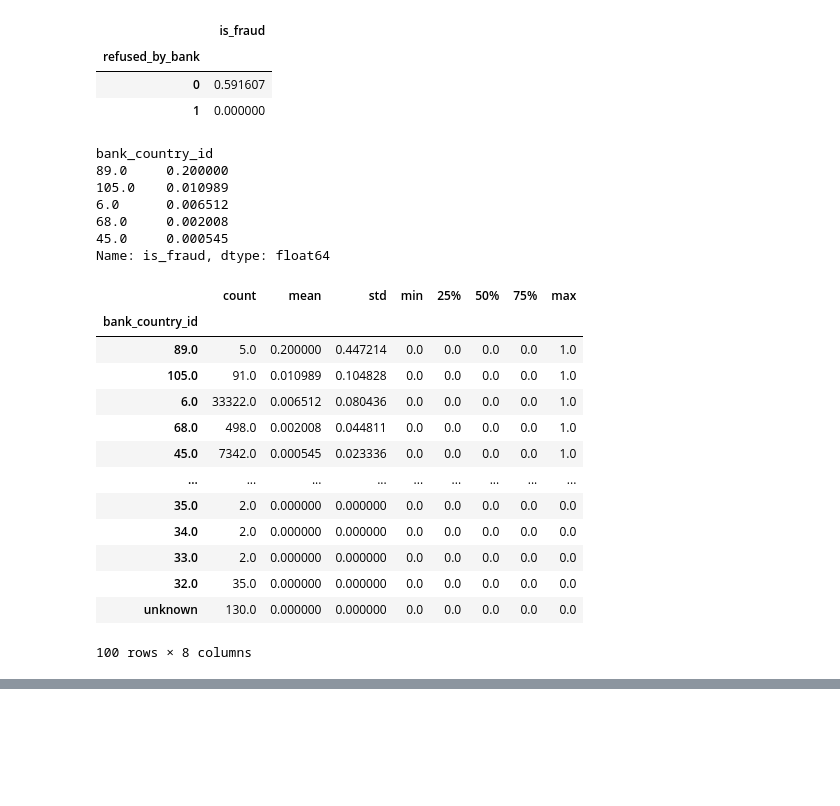
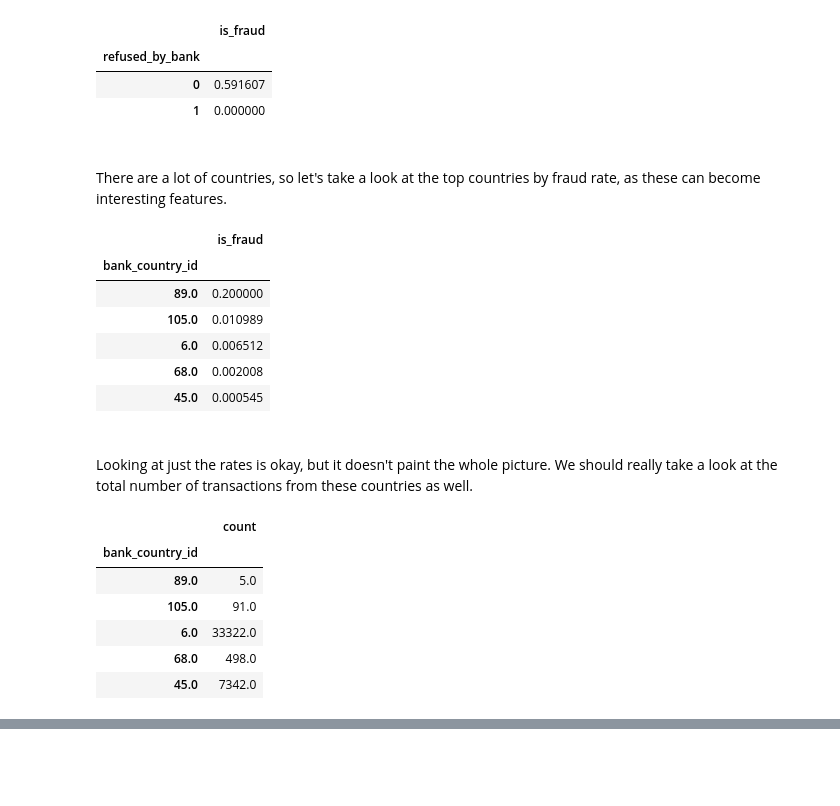
Before and after one commit to ssantic/Adyen-Homework, a Jupyter notebook: SupervisedChallenge__283_29.ipynb, the cells around one changed output, grey strips where cells are left out. Saved outputs shown, nothing was run; the diff lists cells and outputs as text; code cells hidden in the pictures; blank space fills up the shorter version.

```diff
--- a/SupervisedChallenge__283_29.ipynb
+++ b/SupervisedChallenge__283_29.ipynb
@@ -224,28 +226,27 @@ df['bank_country_id'] = df['bank_country_id'].str.replace('nan', 'unknown')
+# %% [markdown]
+<br>
+There are a lot of countries, so let's take a look at the top countries by fraud rate, as these can become interesting features.
 # %%
 # Top 5 fradulent bank countries
-df.groupby('bank_country_id')['is_fraud'].mean().sort_values(ascending=False)[0:5]
+pd.DataFrame(df.groupby('bank_country_id')['is_fraud'].mean().sort_values(ascending=False)[0:5])
 # %% [output]
-bank_country_id
-89.0     0.200000
-105.0    0.010989
-6.0      0.006512
-68.0     0.002008
-45.0     0.000545
-Name: is_fraud, dtype: float64
+|  | is_fraud |
+| bank_country_id |  |
+| 89.0 | 0.200000 |
+| 105.0 | 0.010989 |
+| 6.0 | 0.006512 |
+| 68.0 | 0.002008 |
+| 45.0 | 0.000545 |
+# %% [markdown]
+<br>
+Looking at just the rates is okay, but it doesn't paint the whole picture. We should really take a look at the total number of transactions from these countries as well.
 # %%
-df.groupby('bank_country_id')['is_fraud'].describe().sort_values(by='mean', ascending=False)
+pd.DataFrame(df.groupby('bank_country_id')['is_fraud'].describe().sort_values(by='mean', ascending=False)['count'][0:5])
 # %% [output]
-|  | count | mean | std | min | 25% | 50% | 75% | max |
-| bank_country_id |  |  |  |  |  |  |  |  |
-| 89.0 | 5.0 | 0.200000 | 0.447214 | 0.0 | 0.0 | 0.0 | 0.0 | 1.0 |
-| 105.0 | 91.0 | 0.010989 | 0.104828 | 0.0 | 0.0 | 0.0 | 0.0 | 1.0 |
-| 6.0 | 33322.0 | 0.006512 | 0.080436 | 0.0 | 0.0 | 0.0 | 0.0 | 1.0 |
-| 68.0 | 498.0 | 0.002008 | 0.044811 | 0.0 | 0.0 | 0.0 | 0.0 | 1.0 |
-| 45.0 | 7342.0 | 0.000545 | 0.023336 | 0.0 | 0.0 | 0.0 | 0.0 | 1.0 |
-| ... | ... | ... | ... | ... | ... | ... | ... | ... |
-| 35.0 | 2.0 | 0.000000 | 0.000000 | 0.0 | 0.0 | 0.0 | 0.0 | 0.0 |
-| 34.0 | 2.0 | 0.000000 | 0.000000 | 0.0 | 0.0 | 0.0 | 0.0 | 0.0 |
-| 33.0 | 2.0 | 0.000000 | 0.000000 | 0.0 | 0.0 | 0.0 | 0.0 | 0.0 |
-| 32.0 | 35.0 | 0.000000 | 0.000000 | 0.0 | 0.0 | 0.0 | 0.0 | 0.0 |
-| unknown | 130.0 | 0.000000 | 0.000000 | 0.0 | 0.0 | 0.0 | 0.0 | 0.0 |
+|  | count |
+| bank_country_id |  |
+| 89.0 | 5.0 |
+| 105.0 | 91.0 |
+| 6.0 | 33322.0 |
+| 68.0 | 498.0 |
+| 45.0 | 7342.0 |
-100 rows × 8 columns
```
Also changed, not shown: parts of 10 cells of this notebook.
